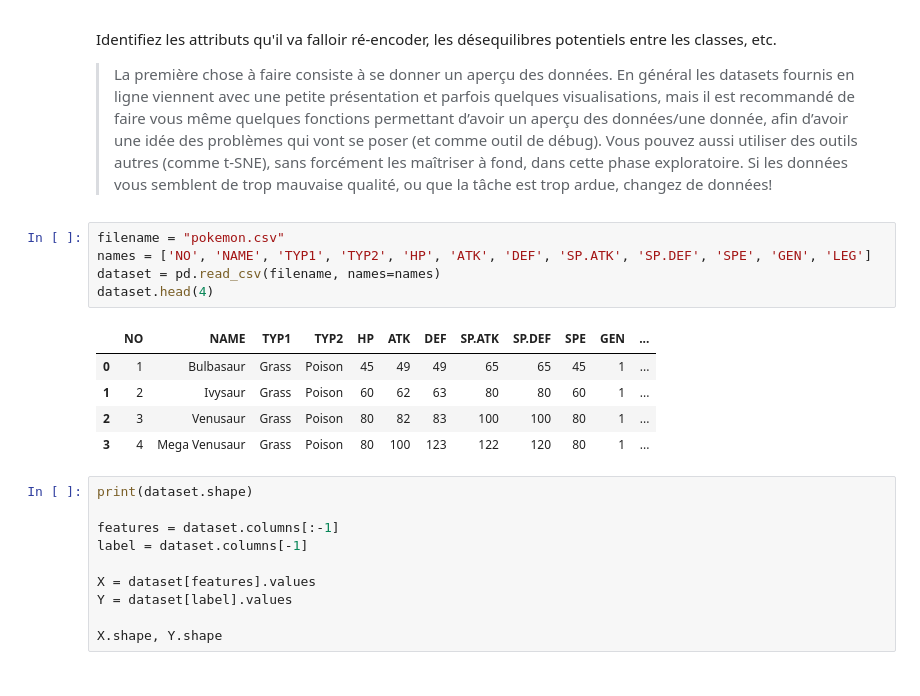
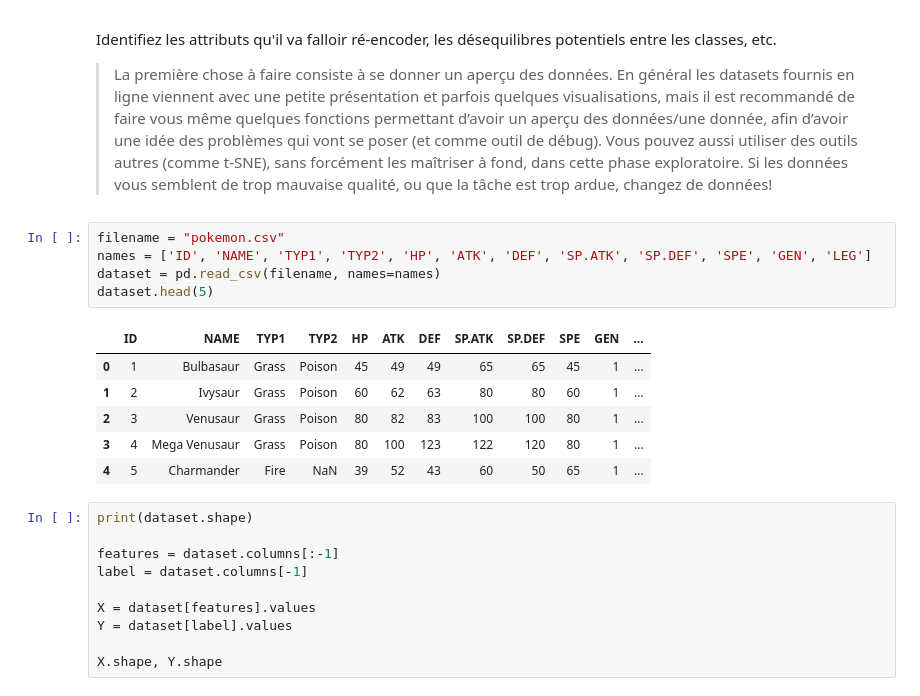
Before and after one commit to ThomasLEBRET/IAS-combatPokemon, a Jupyter notebook: BOUSSOUARFeriel_CORVESTAlex_LEBRETThoams_MANSOURIMarc/projetFinal.ipynb, the cells around one changed output. Saved outputs shown, nothing was run; the diff lists cells and outputs as text.

Commit message:
Exploation dataset + nettoyage

```diff
--- a/BOUSSOUARFeriel_CORVESTAlex_LEBRETThoams_MANSOURIMarc/projetFinal.ipynb
+++ b/BOUSSOUARFeriel_CORVESTAlex_LEBRETThoams_MANSOURIMarc/projetFinal.ipynb
@@ -38,15 +38,16 @@ t-SNE), sans forcément les maîtriser à fond, dans cette phase exploratoire.
 Si les données vous semblent de trop mauvaise qualité, ou que la tâche est trop ardue, changez de données!
 # %%
 filename = "pokemon.csv"
-names = ['NO', 'NAME', 'TYP1', 'TYP2', 'HP', 'ATK', 'DEF', 'SP.ATK', 'SP.DEF', 'SPE', 'GEN', 'LEG']
+names = ['ID', 'NAME', 'TYP1', 'TYP2', 'HP', 'ATK', 'DEF', 'SP.ATK', 'SP.DEF', 'SPE', 'GEN', 'LEG']
 dataset = pd.read_csv(filename, names=names)
-dataset.head(4)
+dataset.head(5)
 # %% [output]
-|  | NO | NAME | TYP1 | TYP2 | HP | ATK | DEF | SP.ATK | SP.DEF | SPE | GEN | ... |
+|  | ID | NAME | TYP1 | TYP2 | HP | ATK | DEF | SP.ATK | SP.DEF | SPE | GEN | ... |
 | 0 | 1 | Bulbasaur | Grass | Poison | 45 | 49 | 49 | 65 | 65 | 45 | 1 | ... |
 | 1 | 2 | Ivysaur | Grass | Poison | 60 | 62 | 63 | 80 | 80 | 60 | 1 | ... |
 | 2 | 3 | Venusaur | Grass | Poison | 80 | 82 | 83 | 100 | 100 | 80 | 1 | ... |
 | 3 | 4 | Mega Venusaur | Grass | Poison | 80 | 100 | 123 | 122 | 120 | 80 | 1 | ... |
+| 4 | 5 | Charmander | Fire | NaN | 39 | 52 | 43 | 60 | 50 | 65 | 1 | ... |
 # %%
 print(dataset.shape)
 
```
Also changed, not shown: parts of 49 cells of this notebook.
